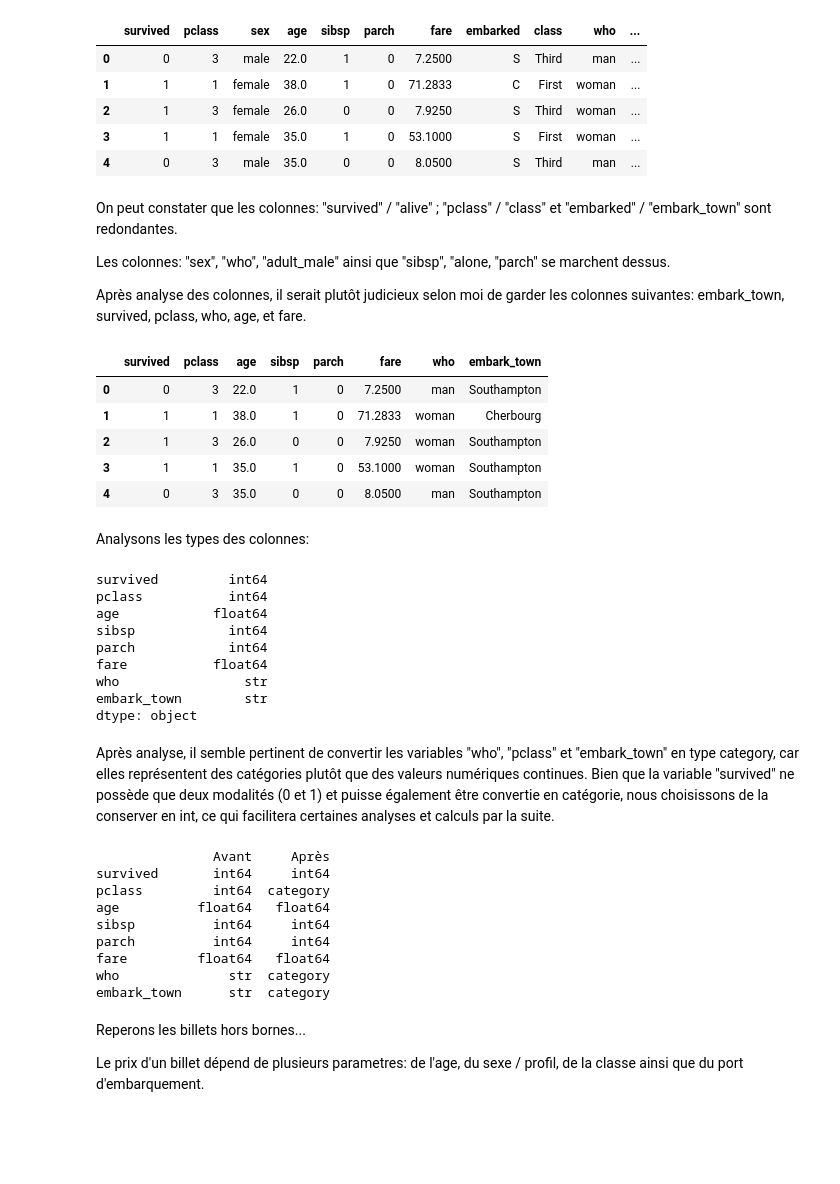
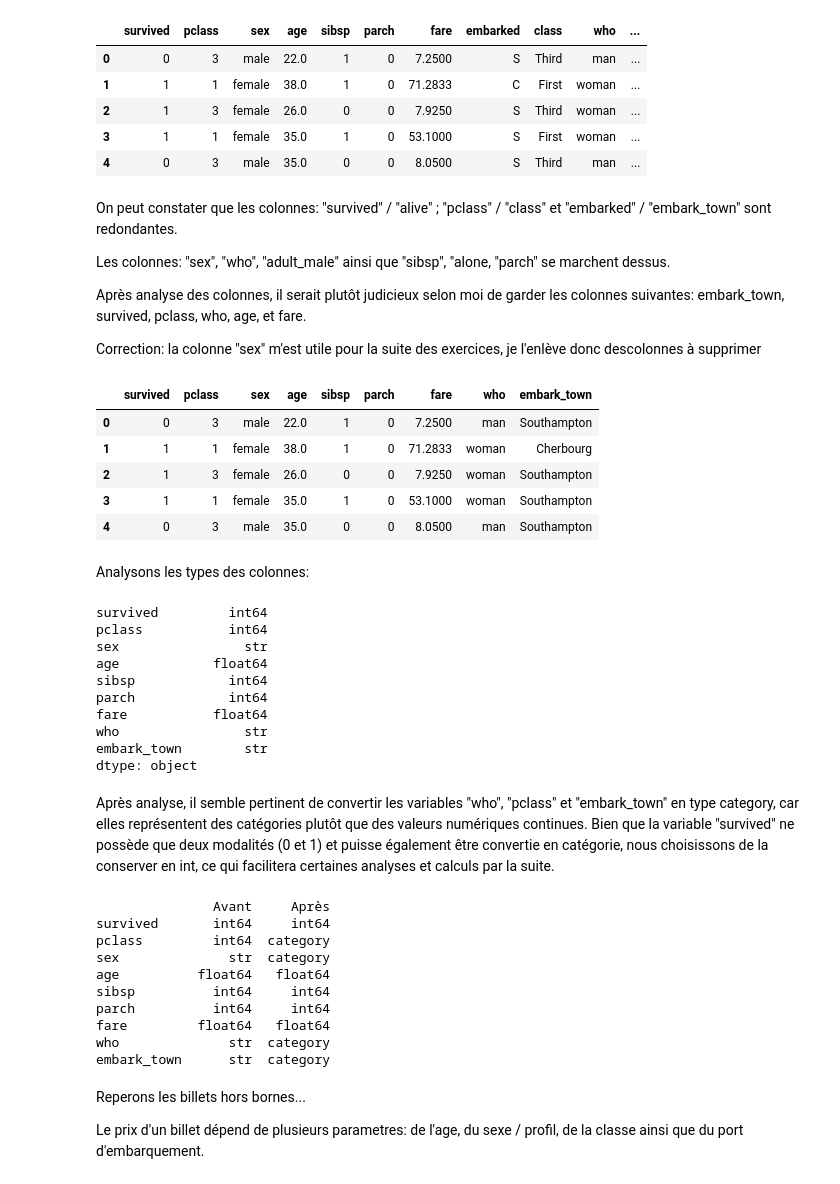
Before and after one commit to DaupinDavid/Exercices_Python, a Jupyter notebook: exercice-08/exercice.ipynb, the cells around one changed output. Cells and saved outputs as stored; diff of their text form; code cells hidden in the pictures; blank space fills up the shorter version.

```diff
--- a/exercice-08/exercice.ipynb
+++ b/exercice-08/exercice.ipynb
@@ -159,17 +159,19 @@ Les colonnes: "sex", "who", "adult_male" ainsi que "sibsp", "alone, "parch" se m
 
 Après analyse des colonnes, il serait plutôt judicieux selon moi de garder les colonnes suivantes:
 embark_town, survived, pclass, who, age, et fare.
+
+Correction: la colonne "sex" m'est utile pour la suite des exercices, je l'enlève donc descolonnes à supprimer
 # %%
-a_supprimer = ['alive', 'class', 'embarked', 'sex', 'adult_male', 'alone']
+a_supprimer = ['alive', 'class', 'embarked', 'adult_male', 'alone']
 df = df.drop(columns=a_supprimer)
 df.head()
 # %% [output]
-|  | survived | pclass | age | sibsp | parch | fare | who | embark_town |
-| 0 | 0 | 3 | 22.0 | 1 | 0 | 7.2500 | man | Southampton |
-| 1 | 1 | 1 | 38.0 | 1 | 0 | 71.2833 | woman | Cherbourg |
-| 2 | 1 | 3 | 26.0 | 0 | 0 | 7.9250 | woman | Southampton |
-| 3 | 1 | 1 | 35.0 | 1 | 0 | 53.1000 | woman | Southampton |
-| 4 | 0 | 3 | 35.0 | 0 | 0 | 8.0500 | man | Southampton |
+|  | survived | pclass | sex | age | sibsp | parch | fare | who | embark_town |
+| 0 | 0 | 3 | male | 22.0 | 1 | 0 | 7.2500 | man | Southampton |
+| 1 | 1 | 1 | female | 38.0 | 1 | 0 | 71.2833 | woman | Cherbourg |
+| 2 | 1 | 3 | female | 26.0 | 0 | 0 | 7.9250 | woman | Southampton |
+| 3 | 1 | 1 | female | 35.0 | 1 | 0 | 53.1000 | woman | Southampton |
+| 4 | 0 | 3 | male | 35.0 | 0 | 0 | 8.0500 | man | Southampton |
 # %% [markdown]
 Analysons les types des colonnes:
 # %%
@@ -177,6 +179,7 @@ df.dtypes
 # %% [output]
 survived         int64
 pclass           int64
+sex                str
 age            float64
 sibsp            int64
 parch            int64
@@ -189,7 +192,7 @@ Après analyse, il semble pertinent de convertir les variables "who", "pclass" e
 # %%
 types_avant = df.dtypes.copy()
 
-colonnes_categories = ['who', 'embark_town', 'pclass']
+colonnes_categories = ['who', 'sex', 'embark_town', 'pclass']
 for col in colonnes_categories:
     df[col] = df[col].astype('category')
 
@@ -203,6 +206,7 @@ print(pd.DataFrame({
                Avant     Après
 survived       int64     int64
 pclass         int64  category
+sex              str  category
 age          float64   float64
 sibsp          int64     int64
 parch          int64     int64
```
Also changed, not shown: parts of 3 cells of this notebook, 3 other files.
